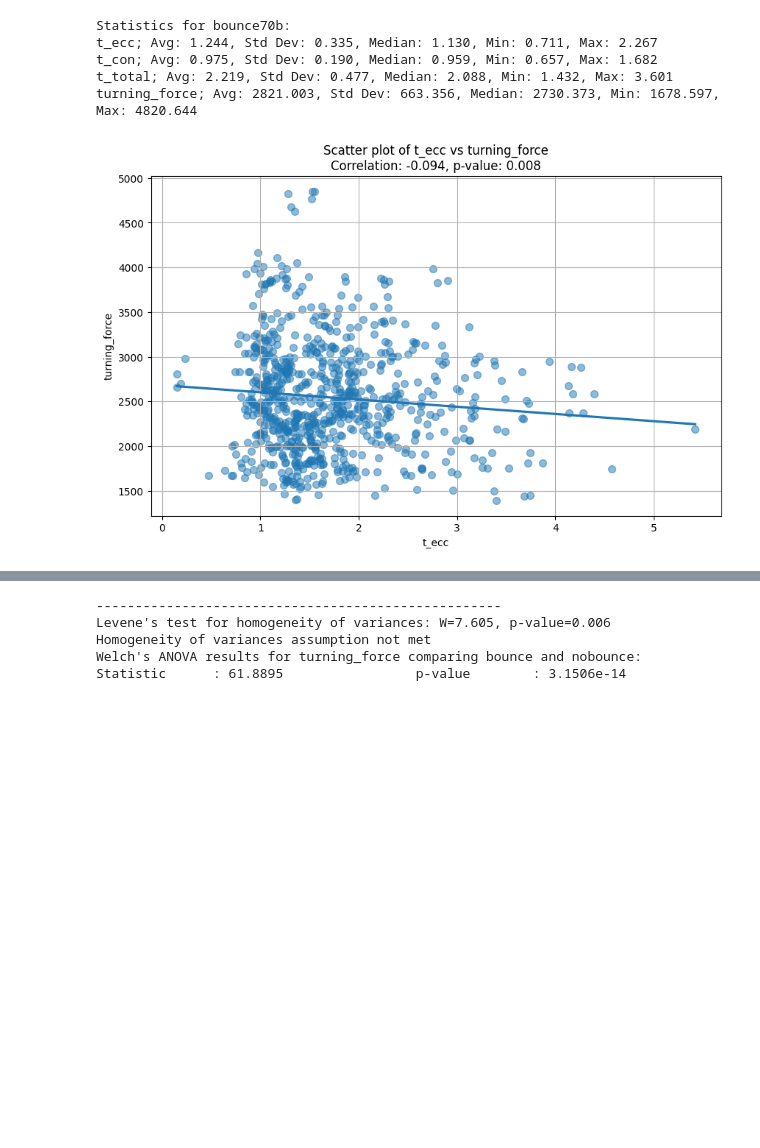
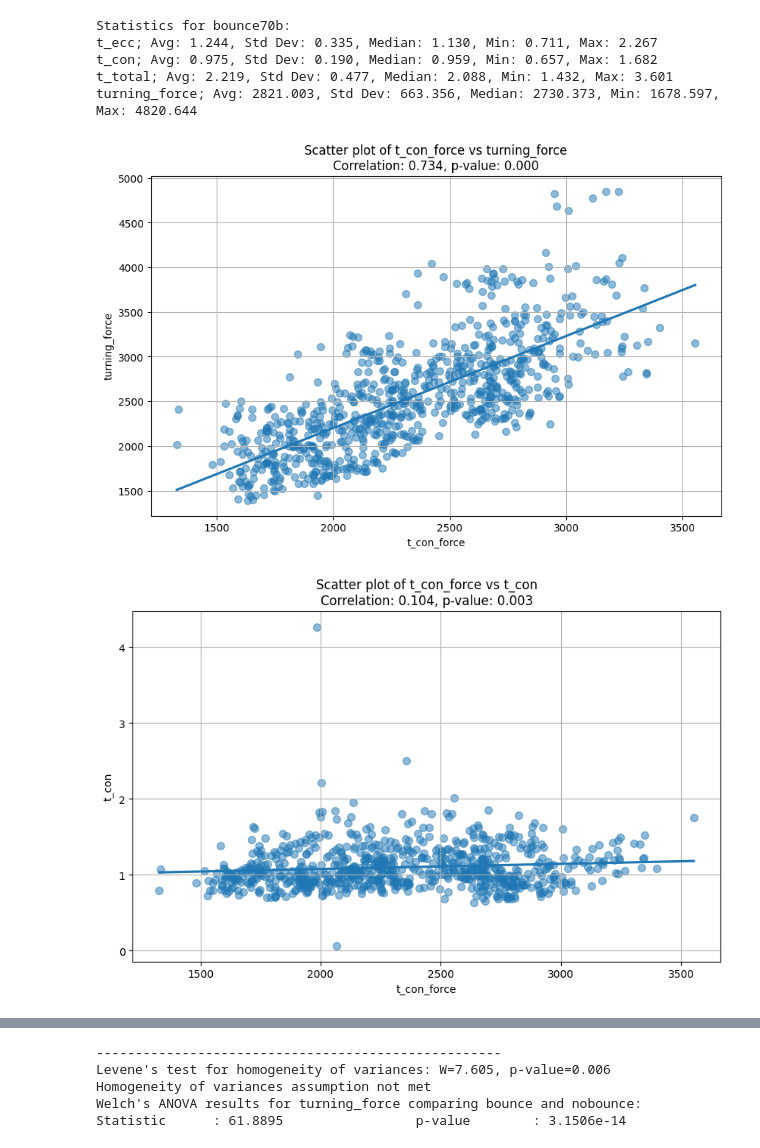
Before and after one commit to loieboi/BounceInsight, a Jupyter notebook: run.ipynb, the cells around one changed output, grey strips where cells are left out. Saved outputs shown, nothing was run; the diff lists cells and outputs as text; code cells hidden in the pictures; blank space fills up the shorter version.

```diff
--- a/run.ipynb
+++ b/run.ipynb
@@ -86,6 +86,9 @@ t_con; Avg: 0.975, Std Dev: 0.190, Median: 0.959, Min: 0.657, Max: 1.682
 t_total; Avg: 2.219, Std Dev: 0.477, Median: 2.088, Min: 1.432, Max: 3.601
 turning_force; Avg: 2821.003, Std Dev: 663.356, Median: 2730.373, Min: 1678.597, Max: 4820.644
 # %%
-insight.run_statistics(analysis_type='cor', metric1='t_ecc', metric2='turning_force')
+insight.run_statistics(analysis_type='cor', metric1='t_con_force', metric2='turning_force')
+insight.run_statistics(analysis_type='cor', metric1='t_con_force', metric2='t_con')
+insight.run_statistics(analysis_type='cor', metric1='turning_force', metric2='t_ecc')
 # %% [output]
-[figure, old version]
+[figure, new version]
+[figure, added]
```
Also changed, not shown: parts of 5 cells of this notebook, 2 other files.
